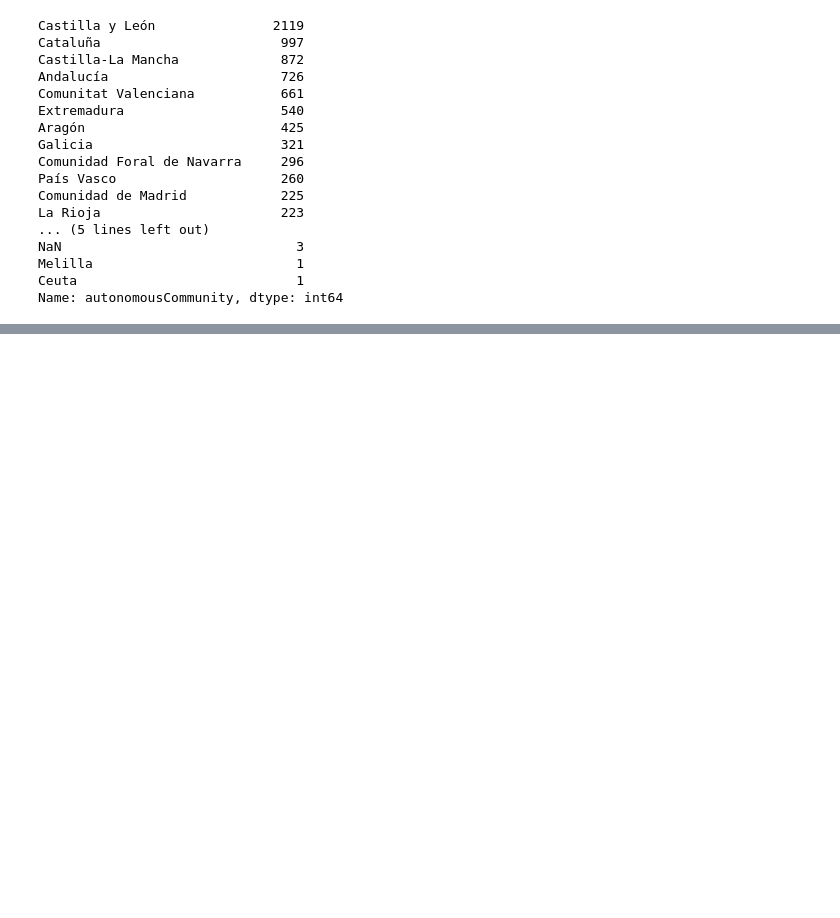
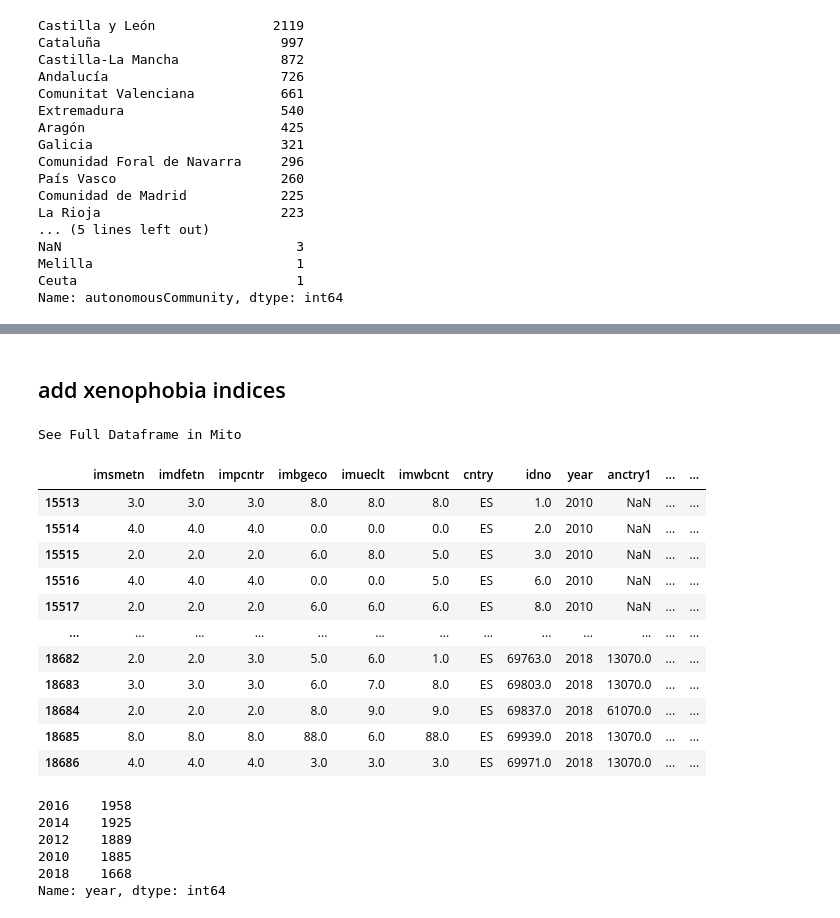
Before and after one commit to linkcharger/glovo, a Jupyter notebook: merging/mergingGlovoAndAux.ipynb, the cells around one changed output, grey strips where cells are left out. Drawn from its saved outputs; the diff is of its cells as text; code cells hidden in the pictures; blank space fills up the shorter version.

Commit message:
collapsed auxiliary data

```diff
--- a/merging/mergingGlovoAndAux.ipynb
+++ b/merging/mergingGlovoAndAux.ipynb
@@ -436,0 +621,29 @@ associationDF.to_excel('associationTable.xlsx')
+# %% [markdown]
+## add xenophobia indices
+# %%
+ESS = pd.read_csv('../aux_data/03_xenophobia/ESS/data/columnSubset_normalised_indeces.csv', index_col=0, low_memory=False)
+ESS = ESS[(ESS.cntry == 'ES') & (ESS.year >= 2010)]
+ESS
+# %% [output]
+See Full Dataframe in Mito
+|  | imsmetn | imdfetn | impcntr | imbgeco | imueclt | imwbcnt | cntry | idno | year | anctry1 | ... | ... |
+| 15513 | 3.0 | 3.0 | 3.0 | 8.0 | 8.0 | 8.0 | ES | 1.0 | 2010 | NaN | ... | ... |
+| 15514 | 4.0 | 4.0 | 4.0 | 0.0 | 0.0 | 0.0 | ES | 2.0 | 2010 | NaN | ... | ... |
+| 15515 | 2.0 | 2.0 | 2.0 | 6.0 | 8.0 | 5.0 | ES | 3.0 | 2010 | NaN | ... | ... |
+| 15516 | 4.0 | 4.0 | 4.0 | 0.0 | 0.0 | 5.0 | ES | 6.0 | 2010 | NaN | ... | ... |
+| 15517 | 2.0 | 2.0 | 2.0 | 6.0 | 6.0 | 6.0 | ES | 8.0 | 2010 | NaN | ... | ... |
+| ... | ... | ... | ... | ... | ... | ... | ... | ... | ... | ... | ... | ... |
+| 18682 | 2.0 | 2.0 | 3.0 | 5.0 | 6.0 | 1.0 | ES | 69763.0 | 2018 | 13070.0 | ... | ... |
+| 18683 | 3.0 | 3.0 | 3.0 | 6.0 | 7.0 | 8.0 | ES | 69803.0 | 2018 | 13070.0 | ... | ... |
+| 18684 | 2.0 | 2.0 | 2.0 | 8.0 | 9.0 | 9.0 | ES | 69837.0 | 2018 | 61070.0 | ... | ... |
+| 18685 | 8.0 | 8.0 | 8.0 | 88.0 | 6.0 | 88.0 | ES | 69939.0 | 2018 | 13070.0 | ... | ... |
+| 18686 | 4.0 | 4.0 | 4.0 | 3.0 | 3.0 | 3.0 | ES | 69971.0 | 2018 | 13070.0 | ... | ... |
+# %%
+ESS.year.value_counts()
+# %% [output]
+2016    1958
+2014    1925
+2012    1889
+2010    1885
+2018    1668
+Name: year, dtype: int64
```
Also changed, not shown: parts of 20 cells of this notebook, 2 other files.
